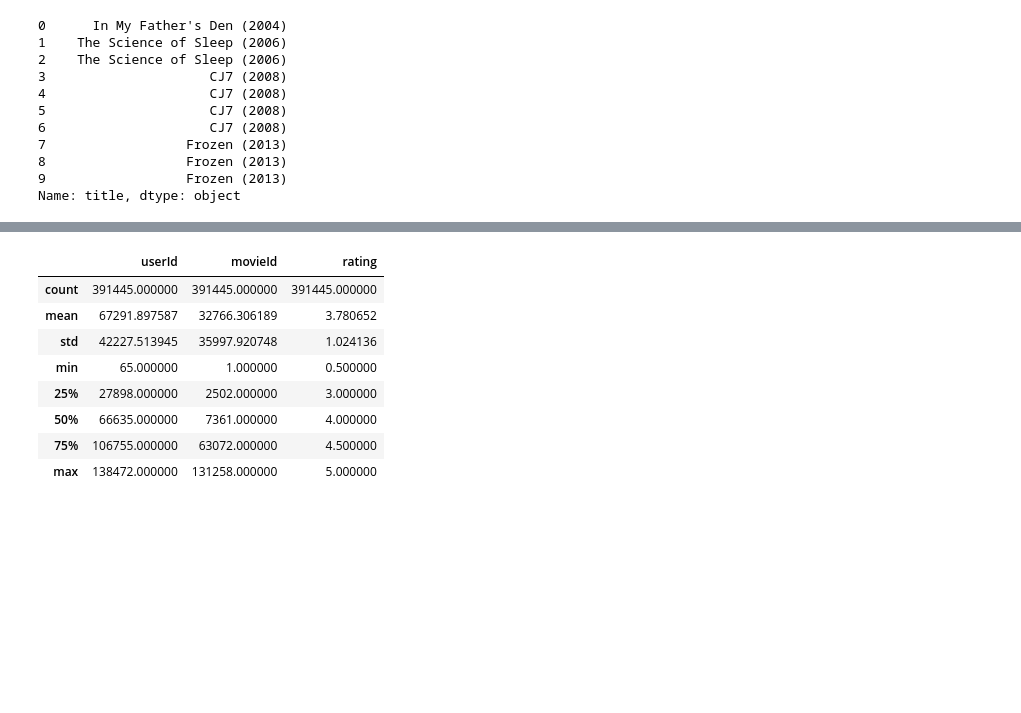
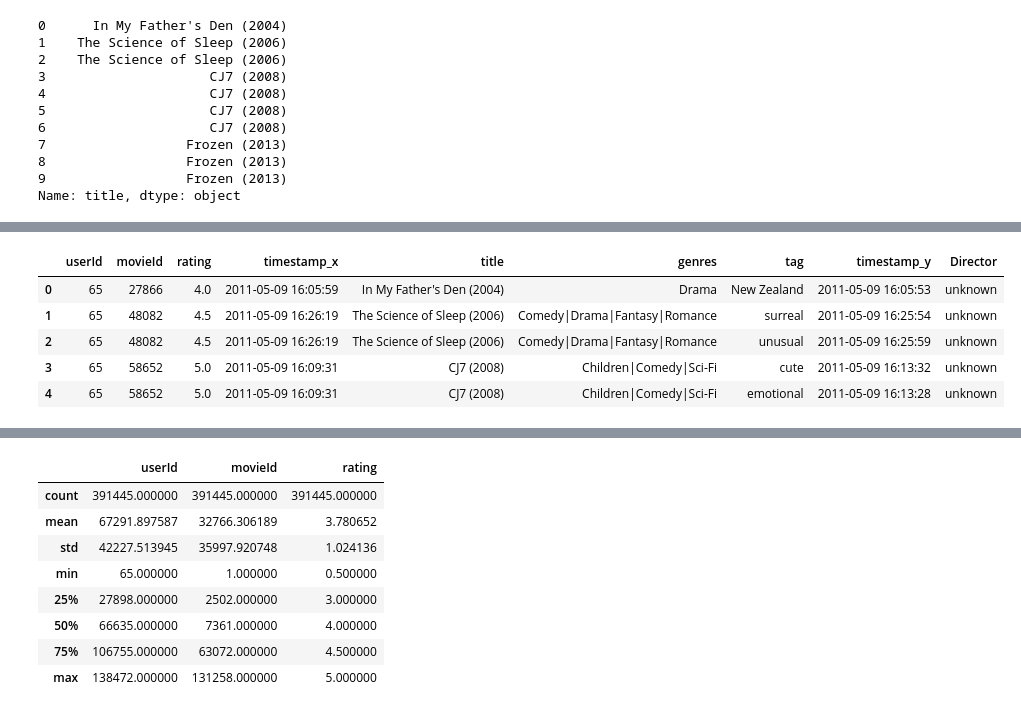
Before and after one commit to Charlottecool/Neural-Network-and-NLP-Based-Movie-Recommendation-System, a Jupyter notebook: Neural Network and NLP-Based Movie Recommendation System.ipynb, the cells around one changed output, grey strips where cells are left out. Saved outputs shown, nothing was run; the diff lists cells and outputs as text; code cells hidden in the pictures; blank space fills up the shorter version.

```diff
--- a/Neural Network and NLP-Based Movie Recommendation System.ipynb
+++ b/Neural Network and NLP-Based Movie Recommendation System.ipynb
@@ -102,3 +112,26 @@ Name: title, dtype: object
+# %%
+# add director information to merged_data
+directors = directors.rename(columns={'Series_Title': 'shared_title'})
+
+# define a function to unite the movie title format for future merging
+def extract_movie_name(title):
+    return re.sub(r'\s+\(\d{4}\)$', '', title).strip()
+
+# extract movie title
+merged_data['shared_title'] = merged_data['title'].apply(extract_movie_name)
+
+# merge merged_data and directors using 'shared_title'
+merged_data = pd.merge(merged_data, directors[['shared_title','Director']], on='shared_title', how='left')
+merged_data['Director'] = merged_data['Director'].fillna('unknown')
+merged_data = merged_data.drop(columns=['shared_title'])
+merged_data.head()
+# %% [output]
+|  | userId | movieId | rating | timestamp_x | title | genres | tag | timestamp_y | Director |
+| 0 | 65 | 27866 | 4.0 | 2011-05-09 16:05:59 | In My Father's Den (2004) | Drama | New Zealand | 2011-05-09 16:05:53 | unknown |
+| 1 | 65 | 48082 | 4.5 | 2011-05-09 16:26:19 | The Science of Sleep (2006) | Comedy|Drama|Fantasy|Romance | surreal | 2011-05-09 16:25:54 | unknown |
+| 2 | 65 | 48082 | 4.5 | 2011-05-09 16:26:19 | The Science of Sleep (2006) | Comedy|Drama|Fantasy|Romance | unusual | 2011-05-09 16:25:59 | unknown |
+| 3 | 65 | 58652 | 5.0 | 2011-05-09 16:09:31 | CJ7 (2008) | Children|Comedy|Sci-Fi | cute | 2011-05-09 16:13:32 | unknown |
+| 4 | 65 | 58652 | 5.0 | 2011-05-09 16:09:31 | CJ7 (2008) | Children|Comedy|Sci-Fi | emotional | 2011-05-09 16:13:28 | unknown |
 # %%
 # remove extra timestamp
 merged_data = merged_data.drop(columns=['timestamp_y']).rename(columns={'timestamp_x': 'timestamp'})
```
Also changed, not shown: parts of 30 cells of this notebook, 1 other file.
